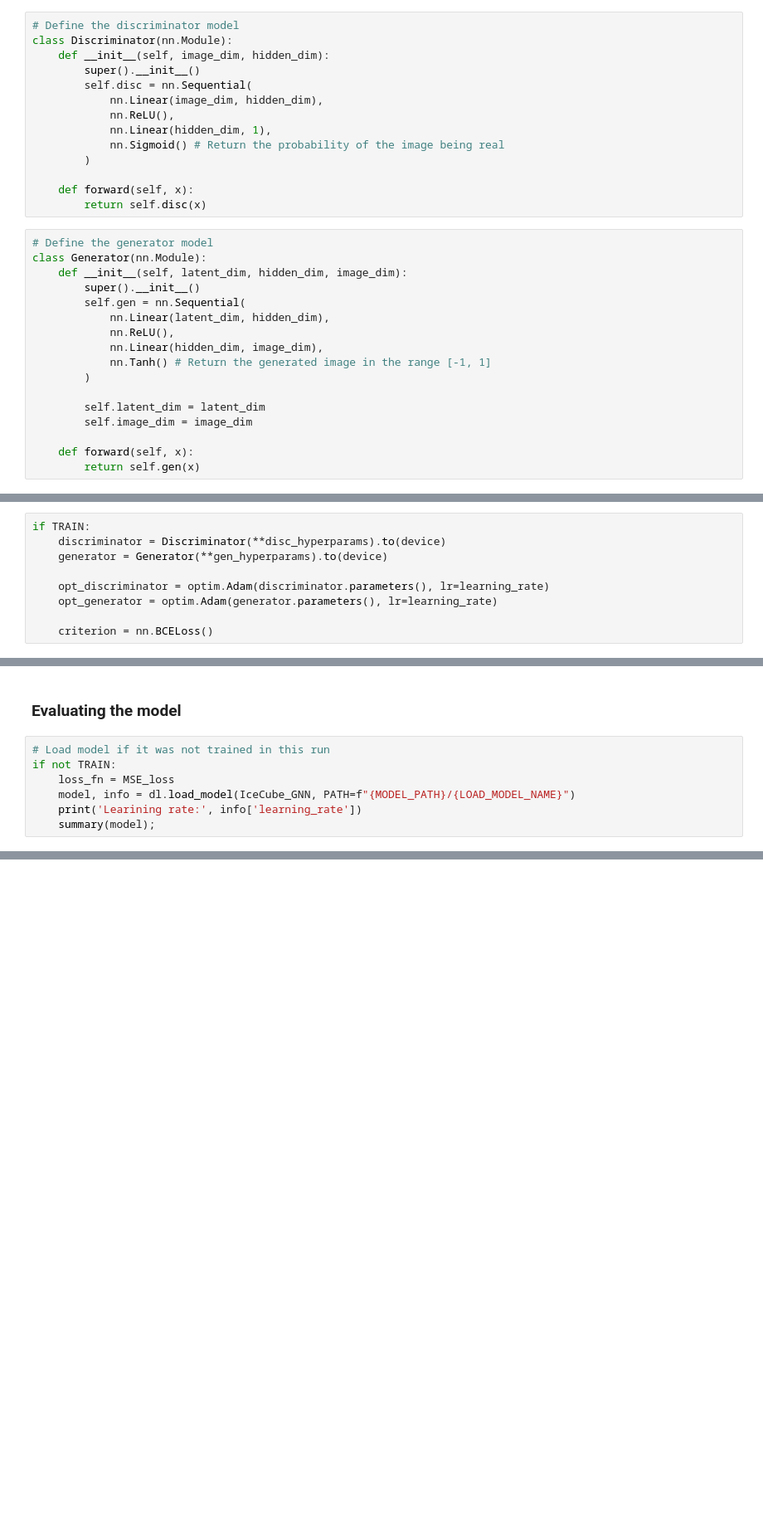
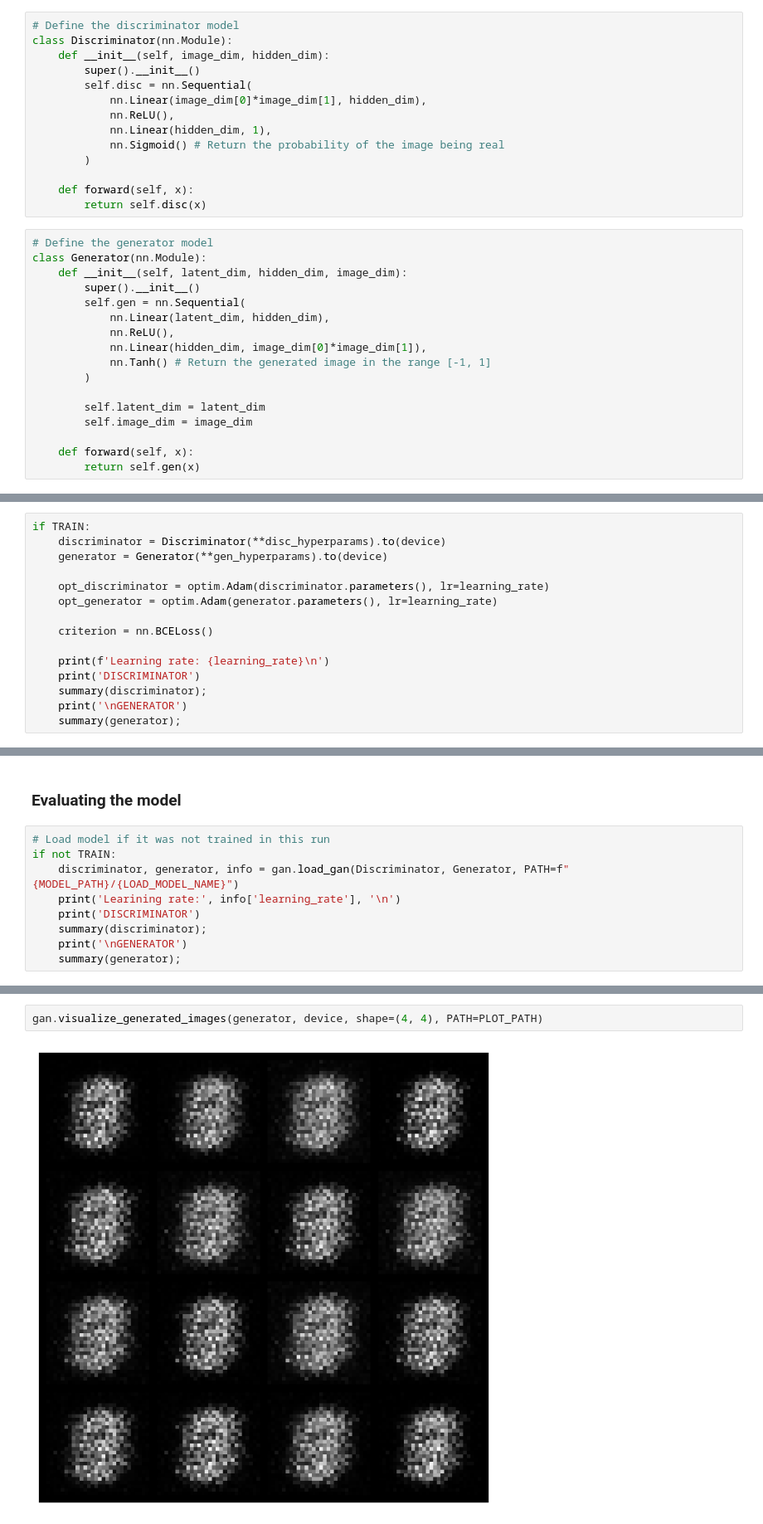
Before and after one commit to juan-prado-7/imapp-deep-learning, a Jupyter notebook: advanced-deep-learning/ex5-mnist-gan.ipynb, the cells around one changed output, grey strips where cells are left out. Shown at 83% size. Cells and saved outputs as stored; diff of their text form; blank space fills up the shorter version.

```diff
--- a/advanced-deep-learning/ex5-mnist-gan.ipynb
+++ b/advanced-deep-learning/ex5-mnist-gan.ipynb
@@ -86,7 +83,7 @@ class Discriminator(nn.Module):
     def __init__(self, image_dim, hidden_dim):
         super().__init__()
         self.disc = nn.Sequential(
-            nn.Linear(image_dim, hidden_dim),
+            nn.Linear(image_dim[0]*image_dim[1], hidden_dim),
             nn.ReLU(),
             nn.Linear(hidden_dim, 1),
             nn.Sigmoid() # Return the probability of the image being real
@@ -102,7 +99,7 @@ class Generator(nn.Module):
         self.gen = nn.Sequential(
             nn.Linear(latent_dim, hidden_dim),
             nn.ReLU(),
-            nn.Linear(hidden_dim, image_dim),
+            nn.Linear(hidden_dim, image_dim[0]*image_dim[1]),
             nn.Tanh() # Return the generated image in the range [-1, 1]
         )
 
@@ -128,6 +125,12 @@ if TRAIN:
     opt_generator = optim.Adam(generator.parameters(), lr=learning_rate)
 
     criterion = nn.BCELoss()
+
+    print(f'Learning rate: {learning_rate}\n')
+    print('DISCRIMINATOR')
+    summary(discriminator);
+    print('\nGENERATOR')
+    summary(generator);
 # %%
 if TRAIN:
     # Train the model
@@ -163,7 +159,9 @@ if TRAIN and SAVE_MODEL:
 # %%
 # Load model if it was not trained in this run
 if not TRAIN:
-    loss_fn = MSE_loss
-    model, info = dl.load_model(IceCube_GNN, PATH=f"{MODEL_PATH}/{LOAD_MODEL_NAME}")
-    print('Learining rate:', info['learning_rate'])
-    summary(model);
+    discriminator, generator, info = gan.load_gan(Discriminator, Generator, PATH=f"{MODEL_PATH}/{LOAD_MODEL_NAME}")
+    print('Learining rate:', info['learning_rate'], '\n')
+    print('DISCRIMINATOR')
+    summary(discriminator);
+    print('\nGENERATOR')
+    summary(generator);
@@ -241,0 +186,4 @@ Bias in y position: -1.17 m
+# %%
+gan.visualize_generated_images(generator, device, shape=(4, 4), PATH=PLOT_PATH)
+# %% [output]
+[figure, added]
```
Also changed, not shown: parts of 14 cells of this notebook, 3 other files.
